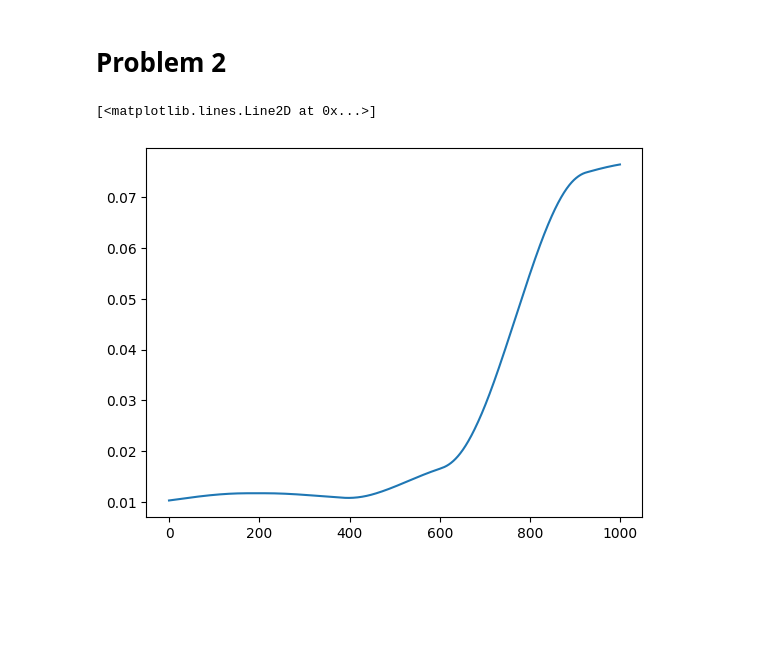
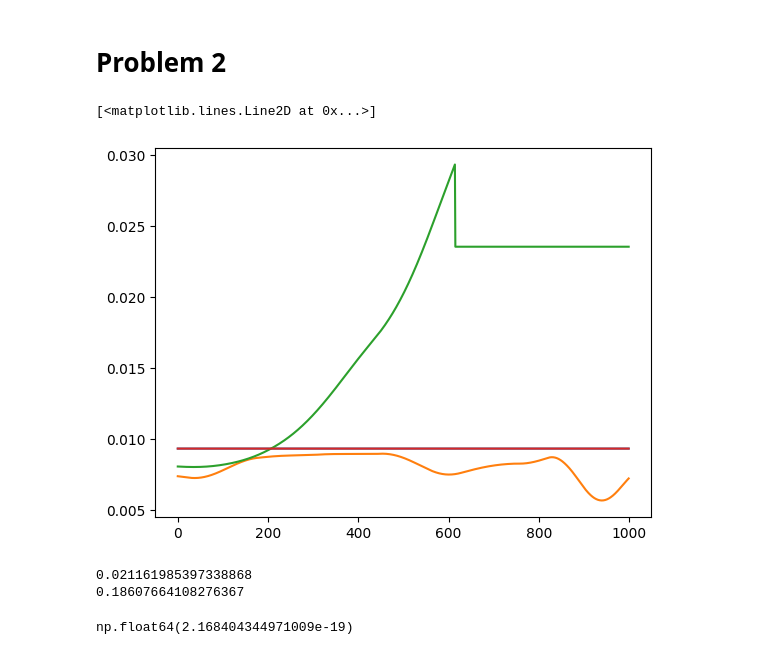
Before and after one commit to mmccraw98/notebooks-fall-25, a Jupyter notebook: 10/iw-homework-revision/notebook.ipynb, the cells around one changed output. Drawn from its saved outputs; the diff is of its cells as text; code cells hidden in the pictures; blank space fills up the shorter version.

```diff
--- a/10/iw-homework-revision/notebook.ipynb
+++ b/10/iw-homework-revision/notebook.ipynb
@@ -237,7 +313,7 @@ pos = data.pos.copy()
 vel = data.vel.copy()
 rad = data.rad.copy()
 box_size = data.box_size[0].copy()
-np.savez('problem2.npz', pos=pos, vel=vel, rad=rad, box_size=box_size)
+np.savez('initial_conditions.npz', pos=pos, vel=vel, rad=rad, box_size=box_size)
 
 
 results_A = simulate_md_A(pos, vel, rad, box_size, 1000, 1e-2, 1)
@@ -246,8 +322,35 @@ results_A = {n: r for n, r in zip(['pos', 'vel', 'force', 'ke', 'pe'], results_A
 
 results_B = simulate_md_B(pos, vel, rad, box_size, 1000, 1e-2, 1)
 results_B = {n: r for n, r in zip(['pos', 'vel', 'force', 'ke', 'pe'], results_B)}
+
+
+results_C = simulate_md_C(pos, vel, rad, box_size, 1000, 1e-2, 1)
+results_C = {n: r for n, r in zip(['pos', 'vel', 'force', 'ke', 'pe'], results_C)}
-# %%
-plt.plot(results_B['pe'] + results_B['ke'])
-# %% [output]
-[<matplotlib.lines.Line2D at 0x...>]
-[figure, removed]
+# %%
+plt.plot(results_A['pe'] + results_A['ke'])
+plt.plot(results_A['ke'])
+plt.plot(results_B['pe'] + results_B['ke'])
+plt.plot(results_C['pe'] + results_C['ke'])
+# %% [output]
+[<matplotlib.lines.Line2D at 0x...>]
+[figure, added]
+# %%
+from time import time
+count = 5
+start = time()
+for i in range(count):
+    simulate_md_C(pos, vel, rad, box_size, 1000, 1e-2, 1)
+print((time() - start) / count)
+start = time()
+for i in range(count):
+    simulate_md_A(pos, vel, rad, box_size, 1000, 1e-2, 1)
+print((time() - start) / count)
+# %% [output]
+0.021161985397338868
+0.18607664108276367
+# %%
+pos = results_A['pos'][0]
+
+E = 1.0
+# %% [output]
+np.float64(2.168404344971009e-19)
```
Also changed, not shown: parts of 4 cells of this notebook, 2 other files.
